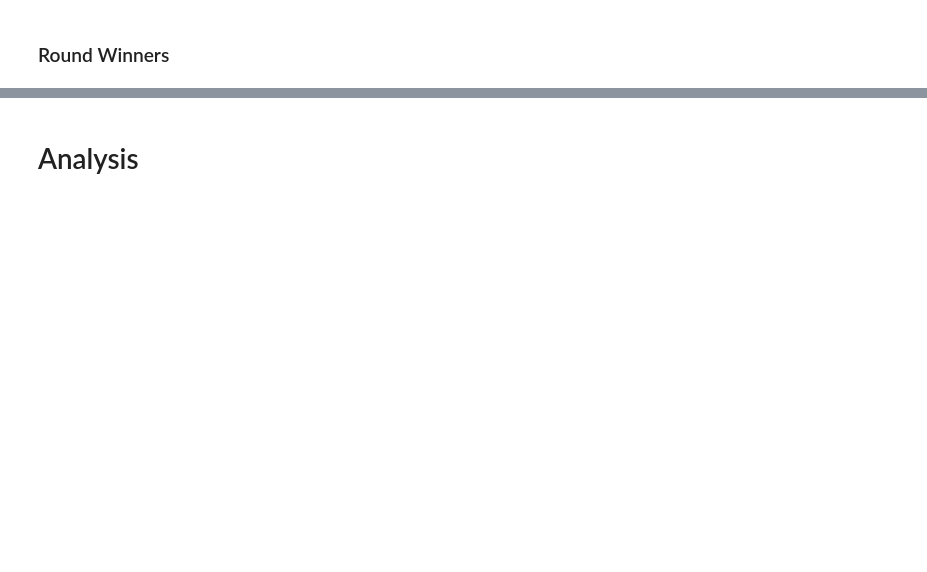
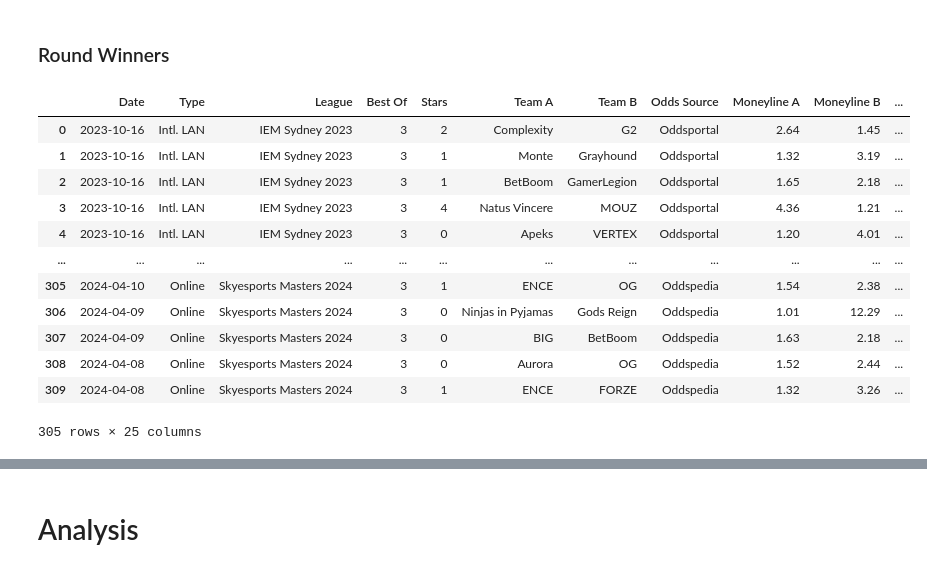
Before and after one commit to curtislo93/CS2-betting-model, a Jupyter notebook: CS2_Data_Model.ipynb, the cells around one changed output, grey strips where cells are left out. Drawn from its saved outputs; the diff is of its cells as text; code cells hidden in the pictures; blank space fills up the shorter version.

```diff
--- a/CS2_Data_Model.ipynb
+++ b/CS2_Data_Model.ipynb
@@ -185,6 +187,21 @@ cs2.head()
 ### Round Winners
 # %%
 cs2 = calculate_round_winner(cs2, 3)
+cs2
+# %% [output]
+|  | Date | Type | League | Best Of | Stars | Team A | Team B | Odds Source | Moneyline A | Moneyline B | ... |
+| 0 | 2023-10-16 | Intl. LAN | IEM Sydney 2023 | 3 | 2 | Complexity | G2 | Oddsportal | 2.64 | 1.45 | ... |
+| 1 | 2023-10-16 | Intl. LAN | IEM Sydney 2023 | 3 | 1 | Monte | Grayhound | Oddsportal | 1.32 | 3.19 | ... |
+| 2 | 2023-10-16 | Intl. LAN | IEM Sydney 2023 | 3 | 1 | BetBoom | GamerLegion | Oddsportal | 1.65 | 2.18 | ... |
+| 3 | 2023-10-16 | Intl. LAN | IEM Sydney 2023 | 3 | 4 | Natus Vincere | MOUZ | Oddsportal | 4.36 | 1.21 | ... |
+| 4 | 2023-10-16 | Intl. LAN | IEM Sydney 2023 | 3 | 0 | Apeks | VERTEX | Oddsportal | 1.20 | 4.01 | ... |
+| ... | ... | ... | ... | ... | ... | ... | ... | ... | ... | ... | ... |
+| 305 | 2024-04-10 | Online | Skyesports Masters 2024 | 3 | 1 | ENCE | OG | Oddspedia | 1.54 | 2.38 | ... |
+| 306 | 2024-04-09 | Online | Skyesports Masters 2024 | 3 | 0 | Ninjas in Pyjamas | Gods Reign | Oddspedia | 1.01 | 12.29 | ... |
+| 307 | 2024-04-09 | Online | Skyesports Masters 2024 | 3 | 0 | BIG | BetBoom | Oddspedia | 1.63 | 2.18 | ... |
+| 308 | 2024-04-08 | Online | Skyesports Masters 2024 | 3 | 0 | Aurora | OG | Oddspedia | 1.52 | 2.44 | ... |
+| 309 | 2024-04-08 | Online | Skyesports Masters 2024 | 3 | 1 | ENCE | FORZE | Oddspedia | 1.32 | 3.26 | ... |
+305 rows × 25 columns
 # %%
 cs2['Underdog Comeback'] = np.where(
     (cs2['Round 2 Winner'] == 'Underdog') & (cs2['Round 3 Winner'] == 'Underdog'),
```
Also changed, not shown: parts of 20 cells of this notebook.
